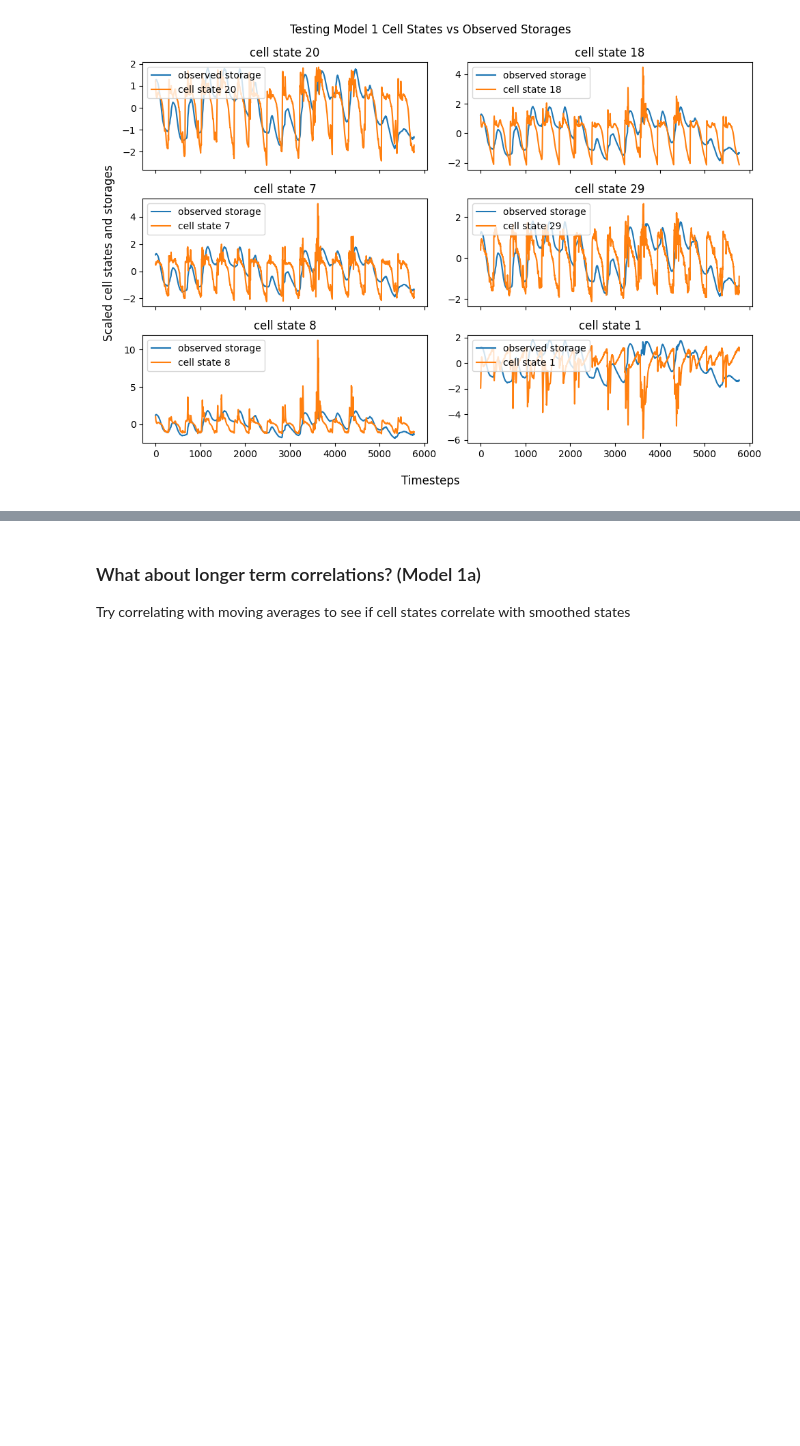
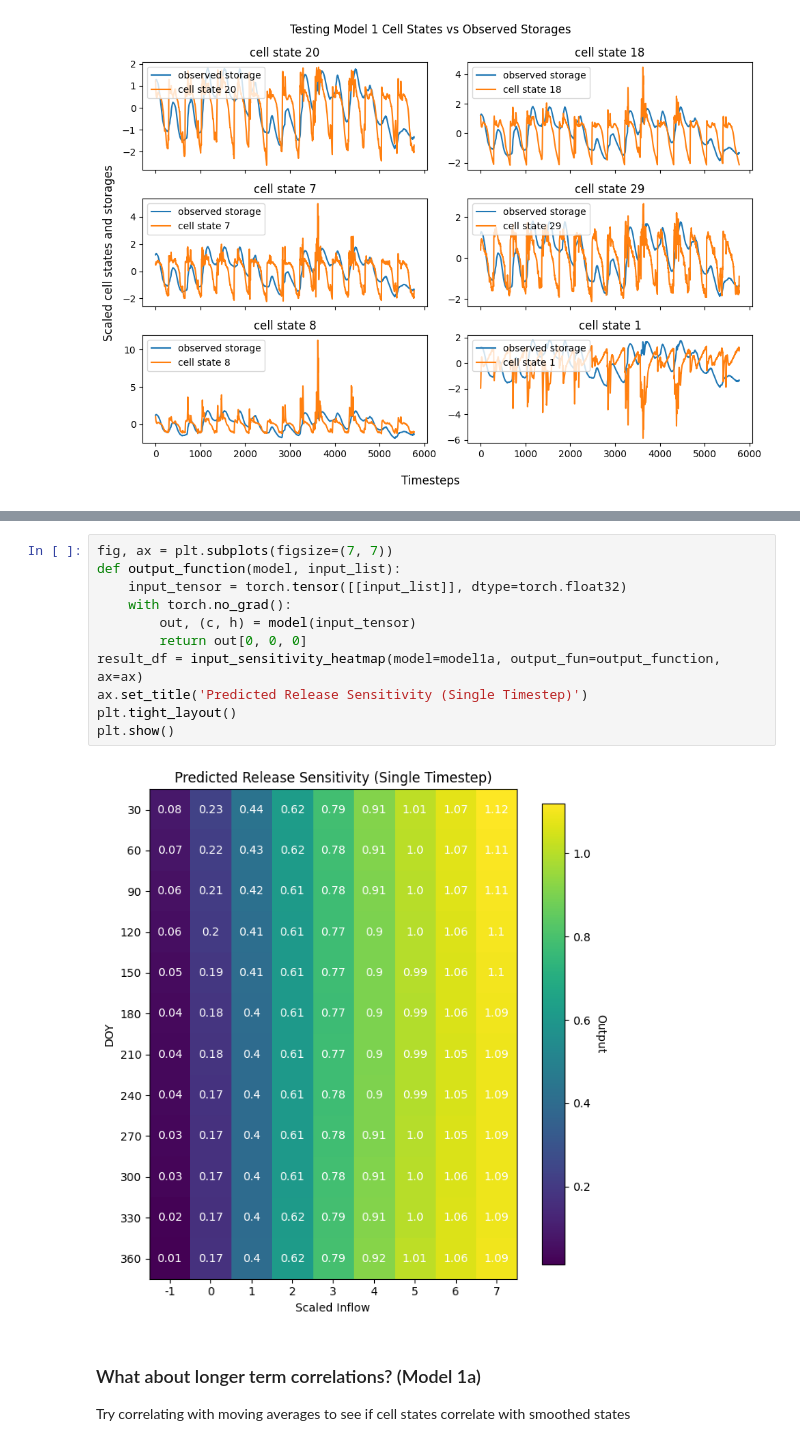
Before and after one commit to Matt2371/DL-reservoir-modeling, a Jupyter notebook: experiments/1e_model1_cell_state.ipynb, the cells around one changed output, grey strips where cells are left out. Saved outputs shown, nothing was run; the diff lists cells and outputs as text; blank space fills up the shorter version.

```diff
--- a/experiments/1e_model1_cell_state.ipynb
+++ b/experiments/1e_model1_cell_state.ipynb
@@ -141,3 +346,16 @@ plt.show()
+# %%
+fig, ax = plt.subplots(figsize=(7, 7))
+def output_function(model, input_list):
+    input_tensor = torch.tensor([[input_list]], dtype=torch.float32)
+    with torch.no_grad():
+        out, (c, h) = model(input_tensor)
+        return out[0, 0, 0]
+result_df = input_sensitivity_heatmap(model=model1a, output_fun=output_function, ax=ax)
+ax.set_title('Predicted Release Sensitivity (Single Timestep)')
+plt.tight_layout()
+plt.show()
+# %% [output]
+[figure, added]
 # %% [markdown]
 ### What about longer term correlations? (Model 1a)
 Try correlating with moving averages to see if cell states correlate with smoothed states
```
Also changed, not shown: parts of 17 cells of this notebook, 17 other files.
